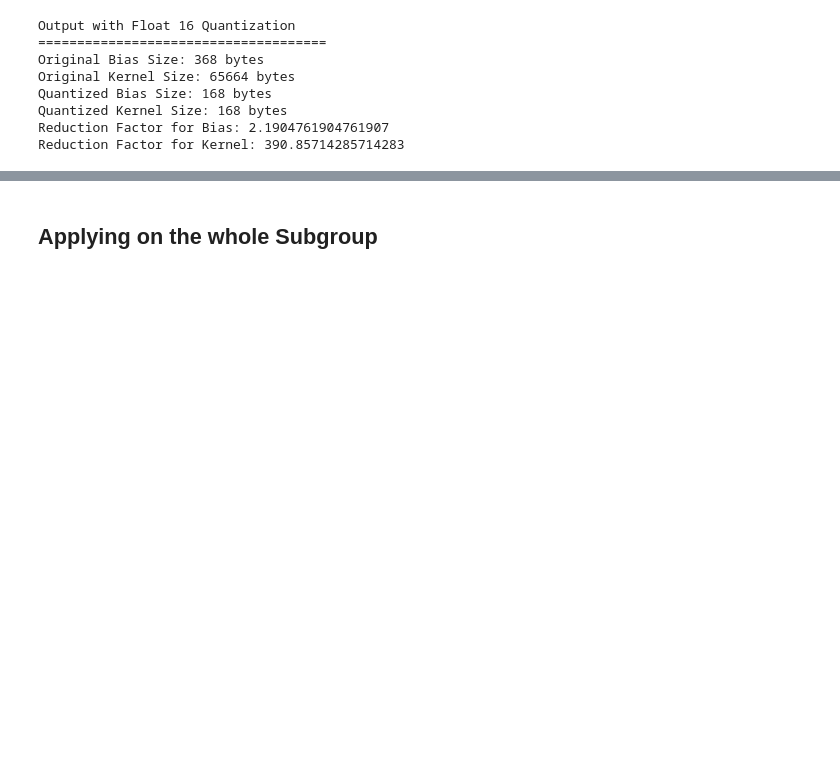
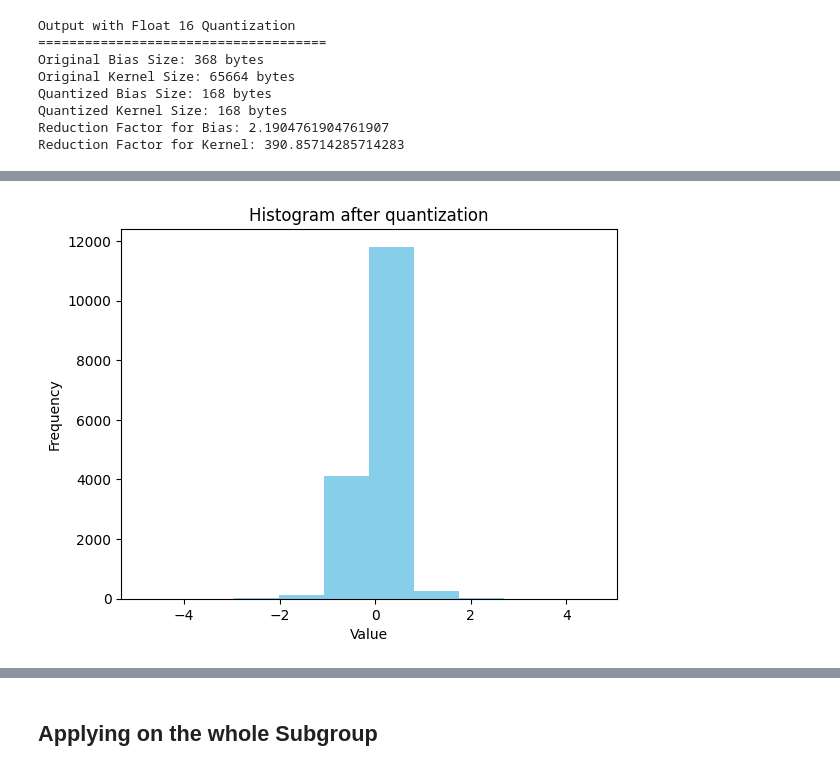
Before and after one commit to raj2022/quantization_prunings, a Jupyter notebook: MLPF_Working/1. Post-Training Quantization.ipynb, the cells around one changed output, grey strips where cells are left out. Cells and saved outputs as stored; diff of their text form; code cells hidden in the pictures; blank space fills up the shorter version.

```diff
--- a/MLPF_Working/1. Post-Training Quantization.ipynb
+++ b/MLPF_Working/1. Post-Training Quantization.ipynb
@@ -442,0 +444,11 @@ Issuses:
+# %%
+import numpy as np
+import matplotlib.pyplot as plt
+
+plt.hist(float16_kernel_array.flatten(), bins=10, color='skyblue')
+plt.xlabel('Value')
+plt.ylabel('Frequency')
+plt.title('Histogram after quantization')
+plt.show()
+# %% [output]
+[figure, added]
```
Also changed, not shown: parts of 27 cells of this notebook, 2 other files.
